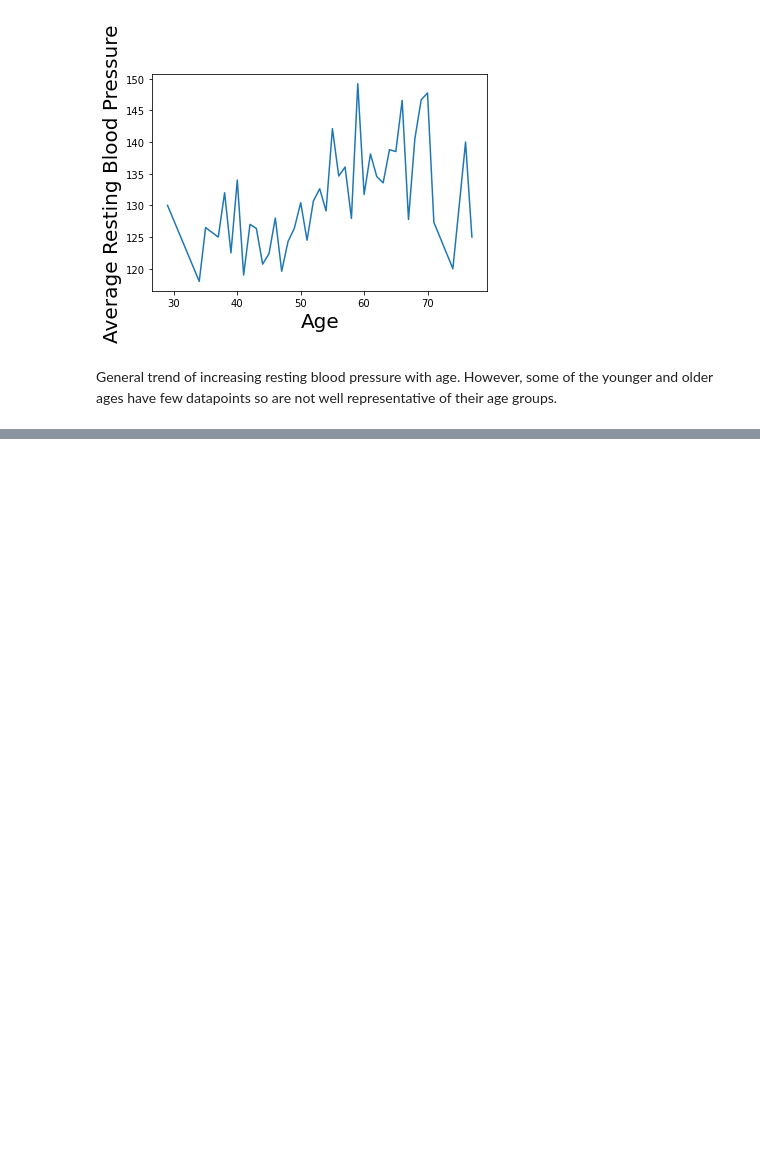
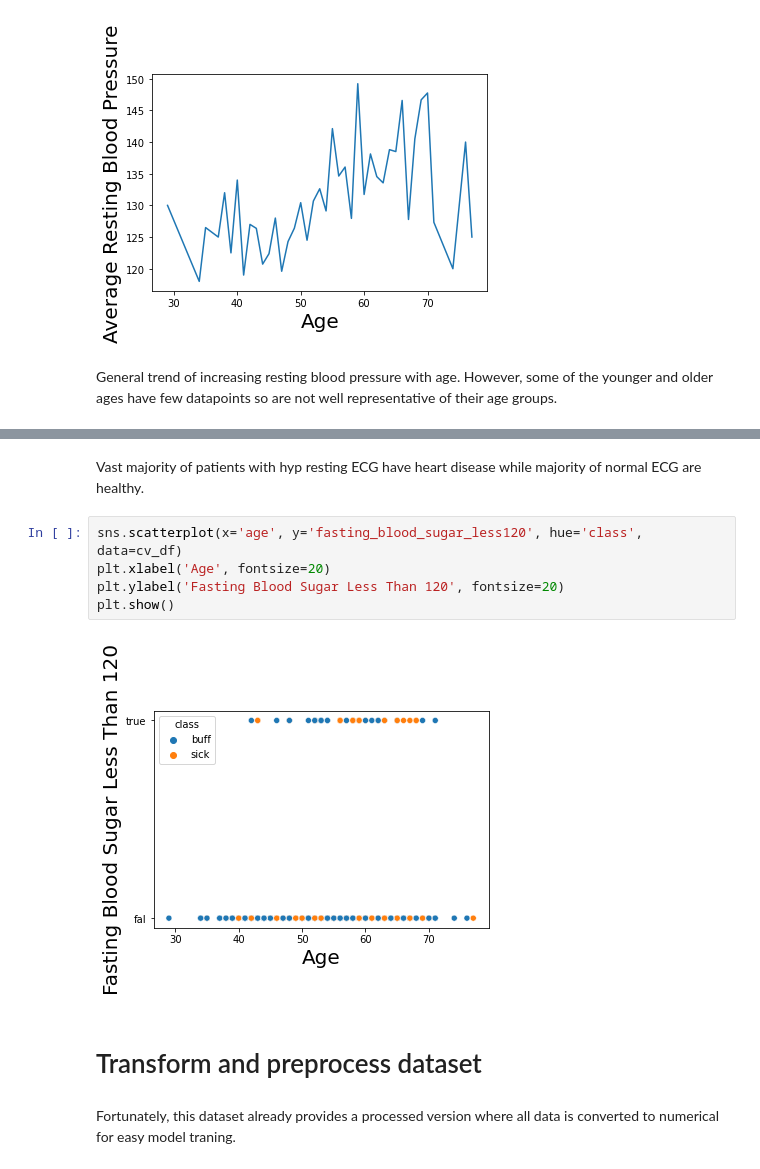
Before and after one commit to sclayton33/data-science-practice, a Jupyter notebook: UCI_heart_disease_dataset.ipynb, the cells around one changed output, grey strips where cells are left out. Drawn from its saved outputs; the diff is of its cells as text; blank space fills up the shorter version.

```diff
--- a/UCI_heart_disease_dataset.ipynb
+++ b/UCI_heart_disease_dataset.ipynb
@@ -143,0 +172,13 @@ General trend of increasing resting blood pressure with age. However, some of th
+# %% [markdown]
+Vast majority of patients with hyp resting ECG have heart disease while majority of normal ECG are healthy.
+# %%
+sns.scatterplot(x='age', y='fasting_blood_sugar_less120', hue='class', data=cv_df)
+plt.xlabel('Age', fontsize=20)
+plt.ylabel('Fasting Blood Sugar Less Than 120', fontsize=20)
+plt.show()
+# %% [output]
+[figure, added]
+# %% [markdown]
+# Transform and preprocess dataset
+# %% [markdown]
+Fortunately, this dataset already provides a processed version where all data is converted to numerical for easy model traning.
```
Also changed, not shown: parts of 23 cells of this notebook.
